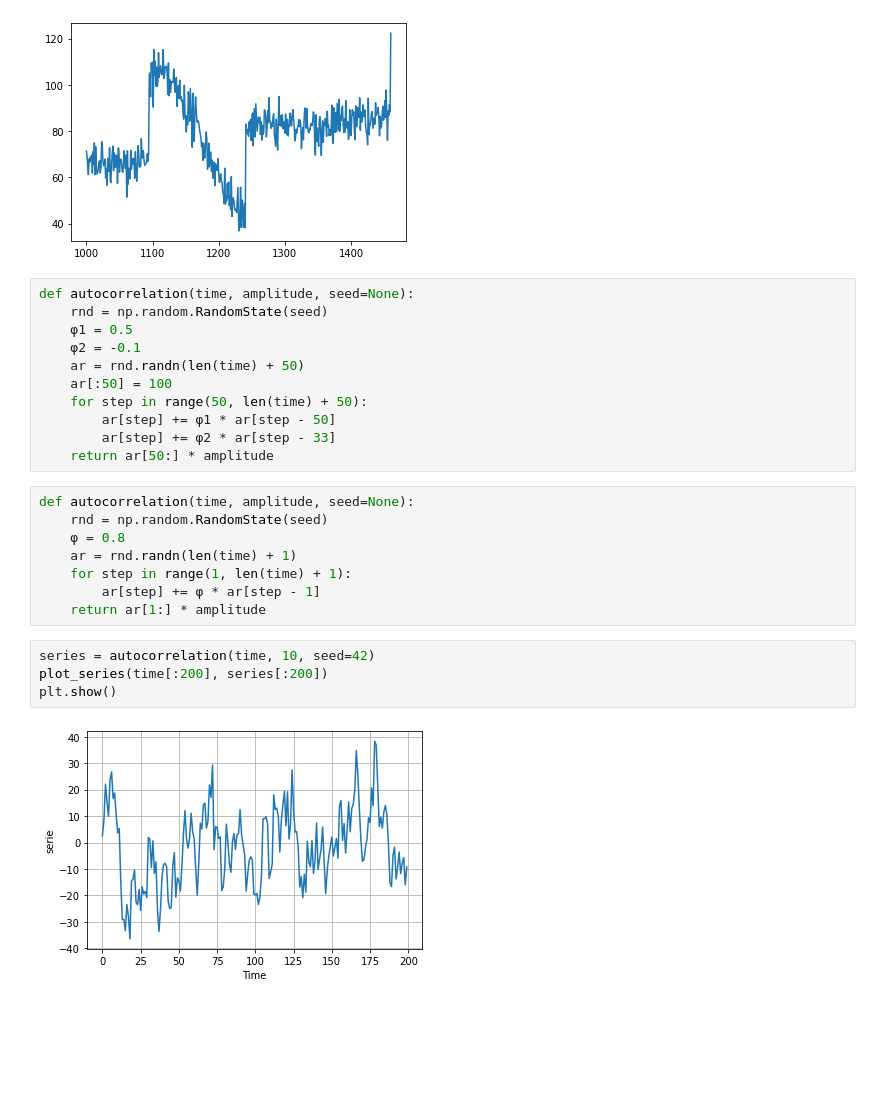
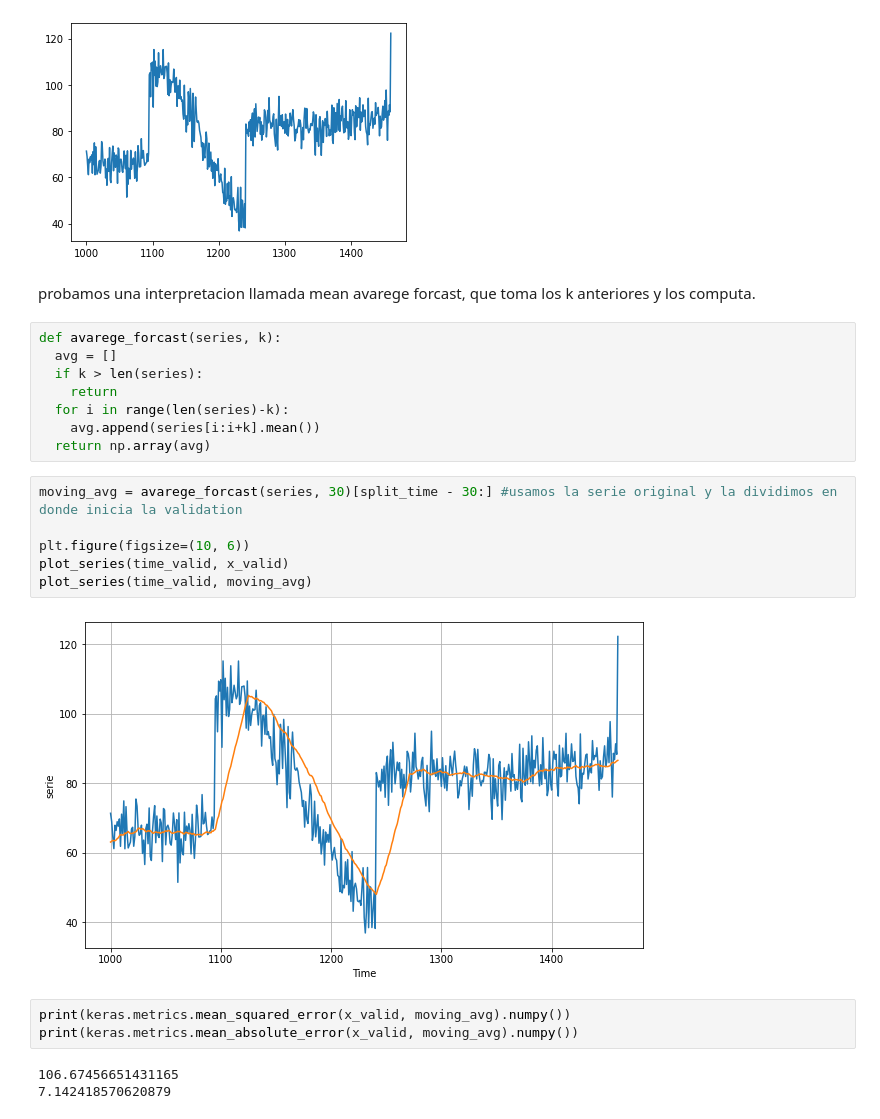
Before and after one commit to jahelsantiago/tensorflow_tutorial, a Jupyter notebook: Creating_Synthetic_Time_Series.ipynb, the cells around one changed output. Drawn from its saved outputs; the diff is of its cells as text; blank space fills up the shorter version.

```diff
--- a/Creating_Synthetic_Time_Series.ipynb
+++ b/Creating_Synthetic_Time_Series.ipynb
@@ -113,28 +115,27 @@ plt.show()
 # %% [output]
 [figure]
 [figure]
-# %%
-def autocorrelation(time, amplitude, seed=None):
-    rnd = np.random.RandomState(seed)
-    φ1 = 0.5
-    φ2 = -0.1
-    ar = rnd.randn(len(time) + 50)
-    ar[:50] = 100
-    for step in range(50, len(time) + 50):
-        ar[step] += φ1 * ar[step - 50]
-        ar[step] += φ2 * ar[step - 33]
-    return ar[50:] * amplitude
-# %%
-def autocorrelation(time, amplitude, seed=None):
-    rnd = np.random.RandomState(seed)
-    φ = 0.8
-    ar = rnd.randn(len(time) + 1)
-    for step in range(1, len(time) + 1):
-        ar[step] += φ * ar[step - 1]
-    return ar[1:] * amplitude
-# %%
-series = autocorrelation(time, 10, seed=42)
-plot_series(time[:200], series[:200])
-plt.show()
-# %% [output]
-[figure, removed]
+# %% [markdown]
+probamos una interpretacion llamada mean avarege forcast, que toma los k anteriores y los computa.
+# %%
+def avarege_forcast(series, k):
+  avg = []
+  if k > len(series):
+    return
+  for i in range(len(series)-k):
+    avg.append(series[i:i+k].mean())
+  return np.array(avg)
+# %%
+moving_avg = avarege_forcast(series, 30)[split_time - 30:] #usamos la serie original y la dividimos en donde inicia la validation
+
+plt.figure(figsize=(10, 6))
+plot_series(time_valid, x_valid)
+plot_series(time_valid, moving_avg)
+# %% [output]
+[figure, added]
+# %%
+print(keras.metrics.mean_squared_error(x_valid, moving_avg).numpy())
+print(keras.metrics.mean_absolute_error(x_valid, moving_avg).numpy())
+# %% [output]
+106.67456651431165
+7.142418570620879
```
Also changed, not shown: parts of 23 cells of this notebook.
